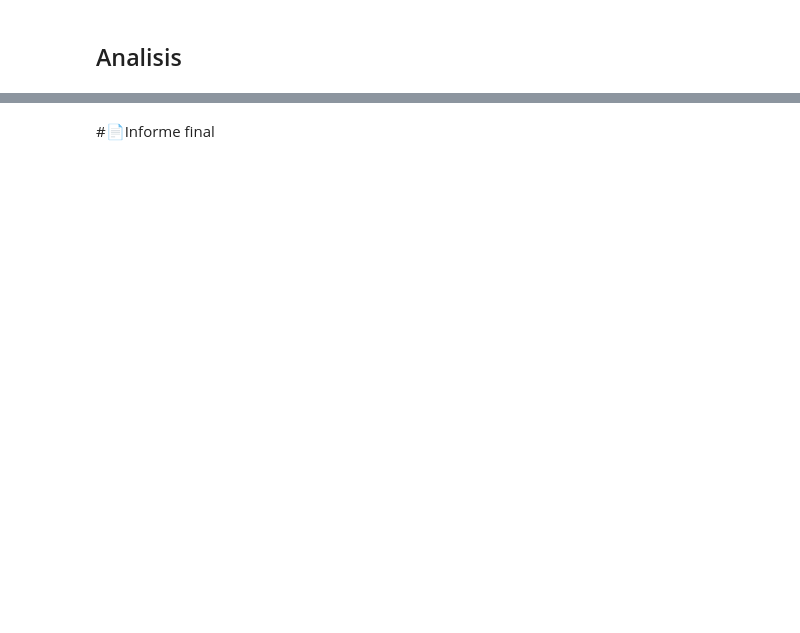
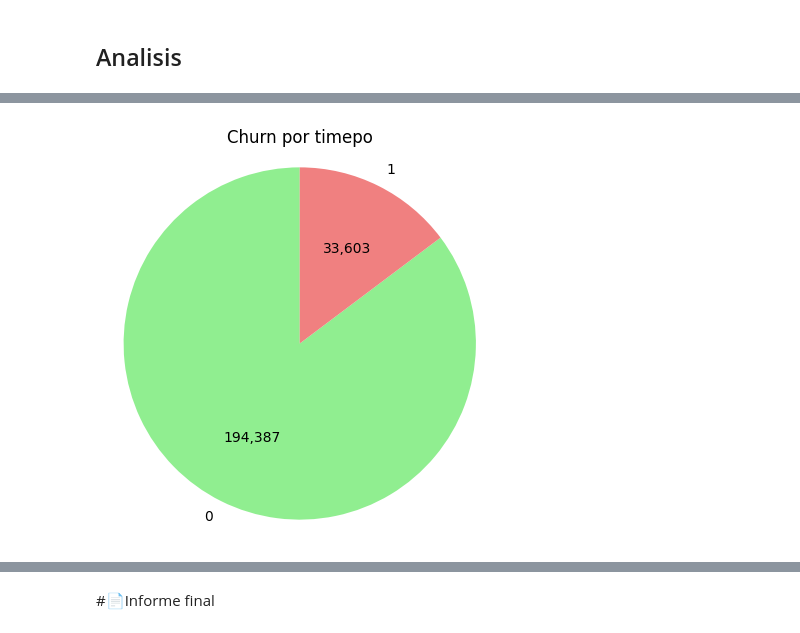
Before and after one commit to d4vid2025/challenge2-data-science-LATAM, a Jupyter notebook: TelecomX_LATAM.ipynb, the cells around one changed output, grey strips where cells are left out. Cells and saved outputs as stored; diff of their text form; code cells hidden in the pictures; blank space fills up the shorter version.

```diff
--- a/TelecomX_LATAM.ipynb
+++ b/TelecomX_LATAM.ipynb
@@ -448,0 +571,3 @@ datos_limpio.describe()
+# %%
+churn_por_account_tenure = datos_limpio.groupby('churn')['customer_tenure'].sum()
+churn_por_account_tenure
@@ -448,0 +580,37 @@ datos_limpio.describe()
+# %%
+def graficar_pie_serie_numerico(data, titulo='Distribución',archivo=None):
+    """
+    Gráfico de pastel mostrando los valores numéricos en lugar de porcentaje.
+    """
+    if isinstance(data, pd.DataFrame):
+        valores = data.iloc[:,0]
+    elif isinstance(data, pd.Series):
+        valores = data
+    else:
+        raise ValueError("El parámetro data debe ser un DataFrame o Series de pandas")
+
+    etiquetas = valores.index.astype(str)
+
+    # Función para mostrar el valor numérico en autopct
+    def mostrar_valor(pct):
+        total = sum(valores)
+        # Calculamos el valor absoluto de la porción correspondiente
+        valor = int(round(pct*total/100))
+        return f"{valor:,}"  # formateado con separador de miles
+
+    plt.figure(figsize=(5,5))
+    plt.pie(
+        valores,
+        labels=etiquetas,
+        autopct=mostrar_valor,
+        startangle=90,
+        colors=['lightgreen','lightcoral']
+    )
+    plt.title(titulo)
+    plt.axis('equal')
+    plt.savefig(archivo)
+    plt.show()
+# %%
+graficar_pie_serie_numerico(churn_por_account_tenure,'Churn por timepo',archivo='churn_timepo.png')
+# %% [output]
+[figure, added]
```
Also changed, not shown: parts of 43 cells of this notebook.
